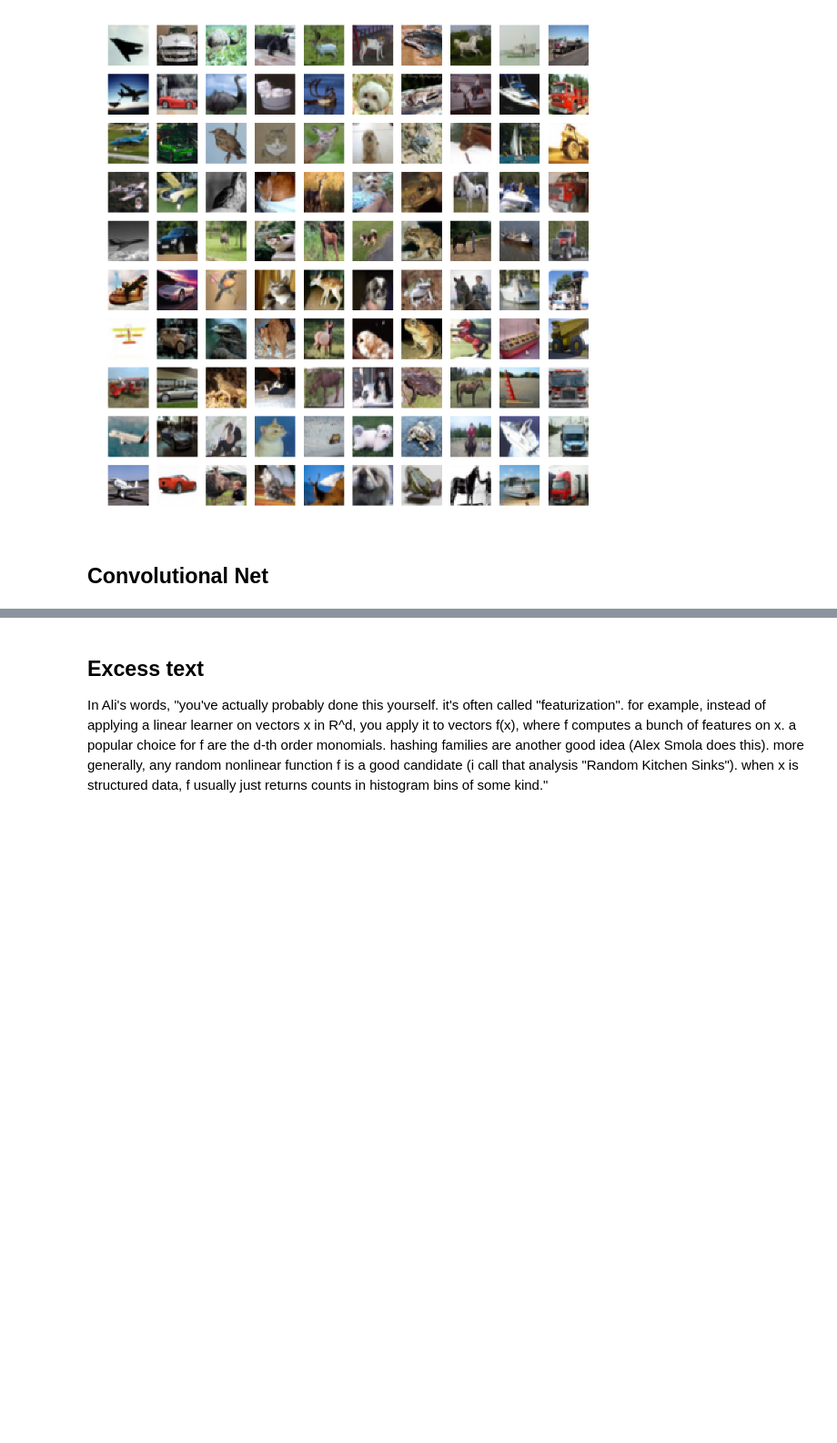
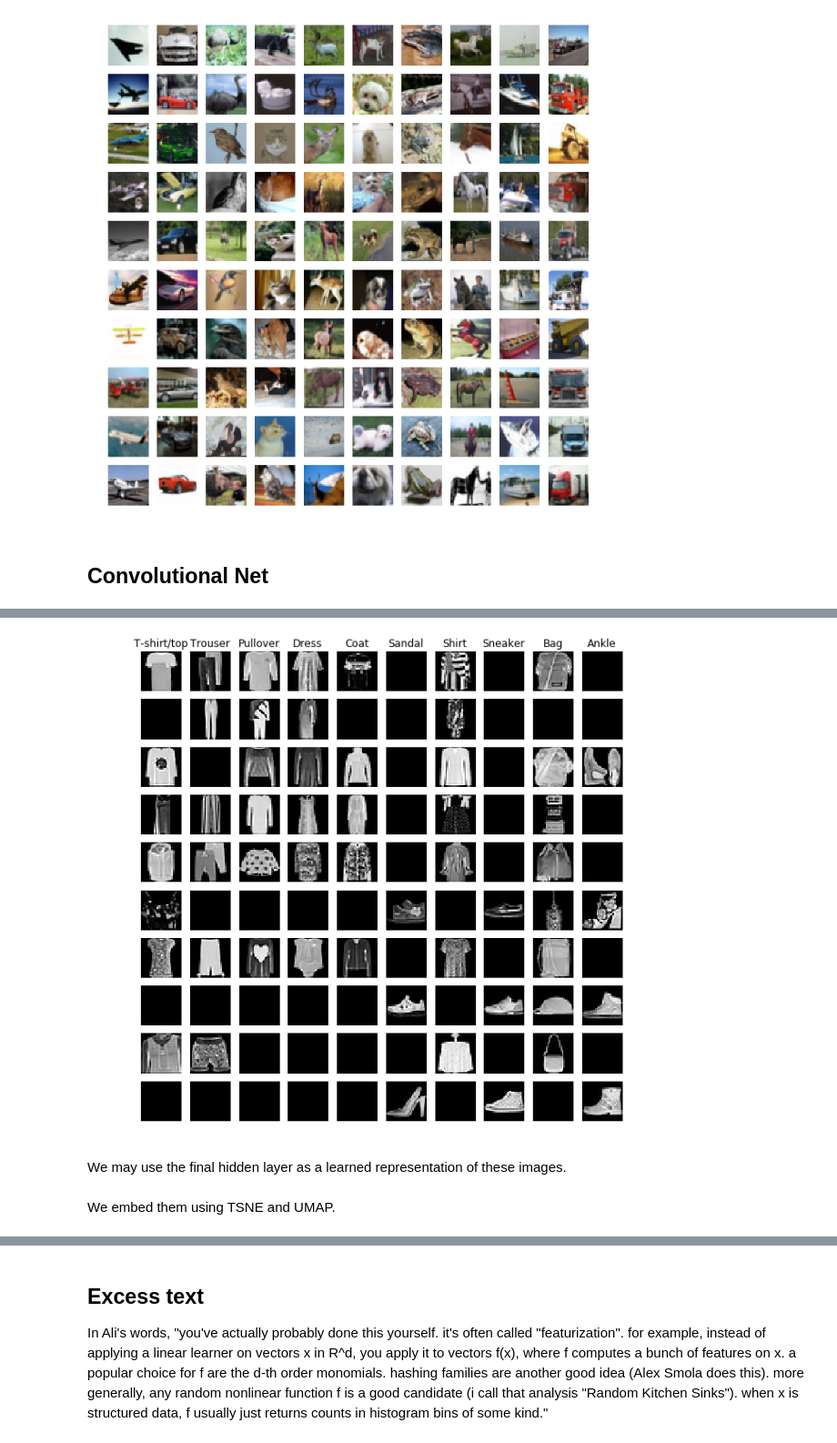
Before and after one commit to batson/random-kitchen-sinks, a Jupyter notebook: Random_Kitchen_Sinks.ipynb, the cells around one changed output, grey strips where cells are left out. Shown at 91% size. Drawn from its saved outputs; the diff is of its cells as text; code cells hidden in the pictures; blank space fills up the shorter version.

```diff
--- a/Random_Kitchen_Sinks.ipynb
+++ b/Random_Kitchen_Sinks.ipynb
@@ -275,0 +340,12 @@ with open('kitchen_sink_cifar_10.p','wb') as f:
+# %%
+epochs = 4
+# %%
+model.compile(loss=keras.losses.categorical_crossentropy,
+              optimizer=keras.optimizers.Nadam(),
+              metrics=['accuracy'])
+
+model.fit(x_train, y_train,
+          batch_size=batch_size,
+          epochs=epochs,
+          verbose=1,
+          validation_data=(x_test, y_test))
@@ -275,0 +365,6 @@ with open('kitchen_sink_cifar_10.p','wb') as f:
+# %%
+y_pred = model.predict(x_test)
+# %%
+# Reshape
+y_pred = np.argmax(y_pred, axis = 1)
+y_test = np.argmax(y_test, axis = 1)
@@ -275,0 +384,20 @@ with open('kitchen_sink_cifar_10.p','wb') as f:
+# %%
+fig, axes = plt.subplots(10,10,figsize=(10,10))
+for i in range(10):
+    for j in range(10):
+        confusions = np.nonzero((y_pred == i) & (y_test == j))[0]
+        im = np.zeros(x_test[0,:,:,0].shape, dtype = x_test.dtype)
+        if len(confusions) > 0:
+            im = x_test[max(confusions),:,:,0]
+        axes[i][j].set_axis_off()
+        axes[i][j].imshow(im, cmap = plt.cm.gray)
+
+for ax, col in zip(axes[0], ids):
+    ax.set_title(col)
+
+for ax, row in zip(axes[:,0], ids):
+    ax.set_ylabel(row, rotation=0, size='large')
+# %% [output]
+[figure, added]
+# %% [markdown]
+We may use the final hidden layer as a learned representation of these images.
@@ -275,0 +409,2 @@ with open('kitchen_sink_cifar_10.p','wb') as f:
+# %% [markdown]
+We embed them using TSNE and UMAP.
```
Also changed, not shown: parts of 32 cells of this notebook.
